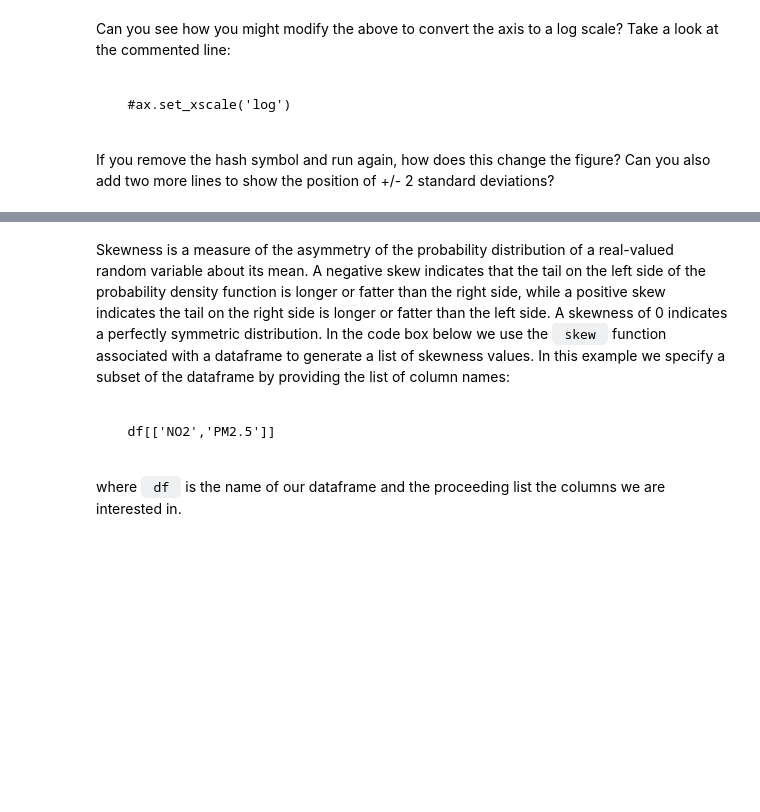
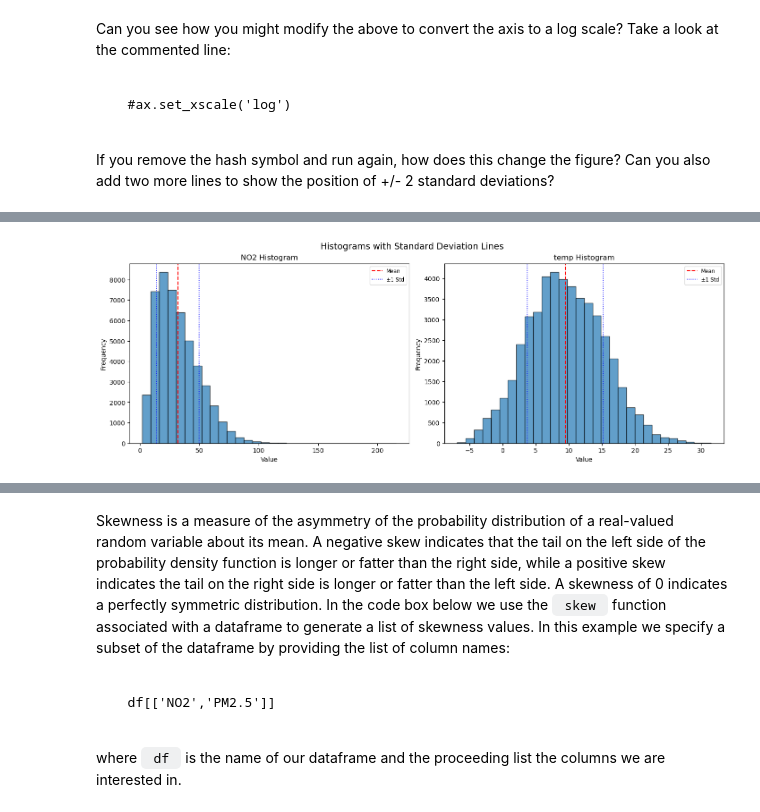
Before and after one commit to m-edal/Time-series-analytics-course, a Jupyter notebook: Practical_1.ipynb, the cells around one changed output, grey strips where cells are left out. Cells and saved outputs as stored; diff of their text form; code cells hidden in the pictures; blank space fills up the shorter version.

```diff
--- a/Practical_1.ipynb
+++ b/Practical_1.ipynb
@@ -419,0 +474,40 @@ If you remove the hash symbol and run again, how does this change the figure? Ca
+# %%
+def plot_histograms_with_std_2plots(df,bins=10,alpha=0.7,std_lines=True,figsize=(14, 5)):
+    """
+    Plots histograms with optional standard deviation lines for specified numeric columns
+    in a single row of subplots.
+
+    Args:
+        df (pandas.DataFrame): DataFrame containing the data.
+        columns (list, optional): List of column names to plot. If None, all numeric columns are used.
+        bins (int): Number of bins in histograms.
+        alpha (float): Transparency of histogram bars.
+        std_lines (bool): Whether to include mean and std deviation lines.
+        figsize (tuple): Overall figure size (width, height).
+    """
+    fig, axes = plt.subplots(1, 2, figsize=figsize, constrained_layout=True)
+
+    for ax, column in zip(axes, df.columns):
+        data = df[column].dropna()
+        mean = data.mean()
+        std = data.std()
+
+        ax.hist(data, bins=bins, alpha=alpha, edgecolor='black')
+        ax.set_title(f'{column} Histogram')
+        ax.set_xlabel('Value')
+        ax.set_ylabel('Frequency')
+
+        if std_lines:
+            ax.axvline(mean, color='red', linestyle='--', linewidth=1.5, label='Mean')
+            ax.axvline(mean - std, color='blue', linestyle=':', linewidth=1.2, label='±1 Std')
+            ax.axvline(mean + std, color='blue', linestyle=':', linewidth=1.2)
+
+        ax.legend(fontsize='small')
+
+    plt.suptitle('Histograms with Standard Deviation Lines', fontsize=14)
+    plt.show()
+
+# Example usage:
+plot_histograms_with_std_2plots(df[['NO2', 'temp']], bins=30)
+# %% [output]
+[figure, added]
```
Also changed, not shown: parts of 22 cells of this notebook, 2 other files.
